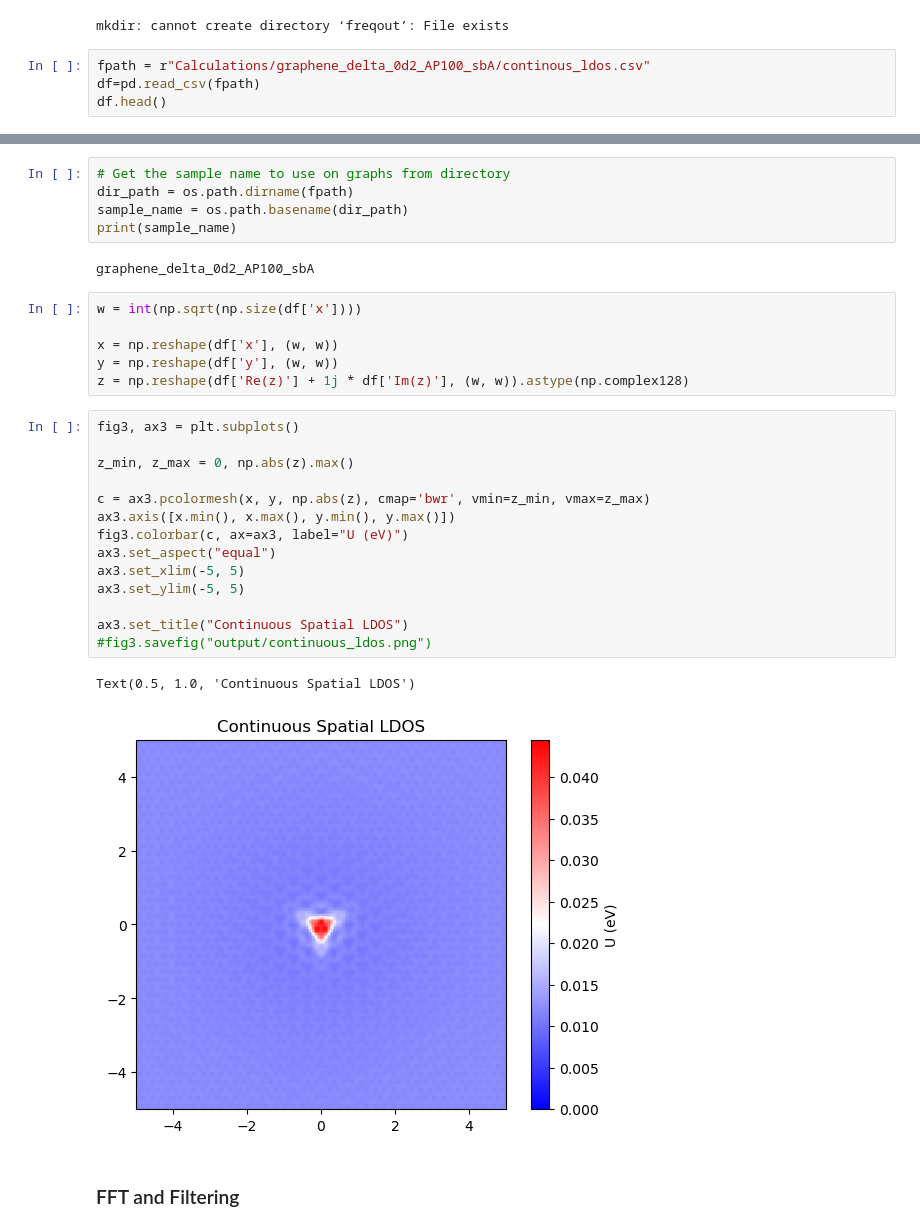
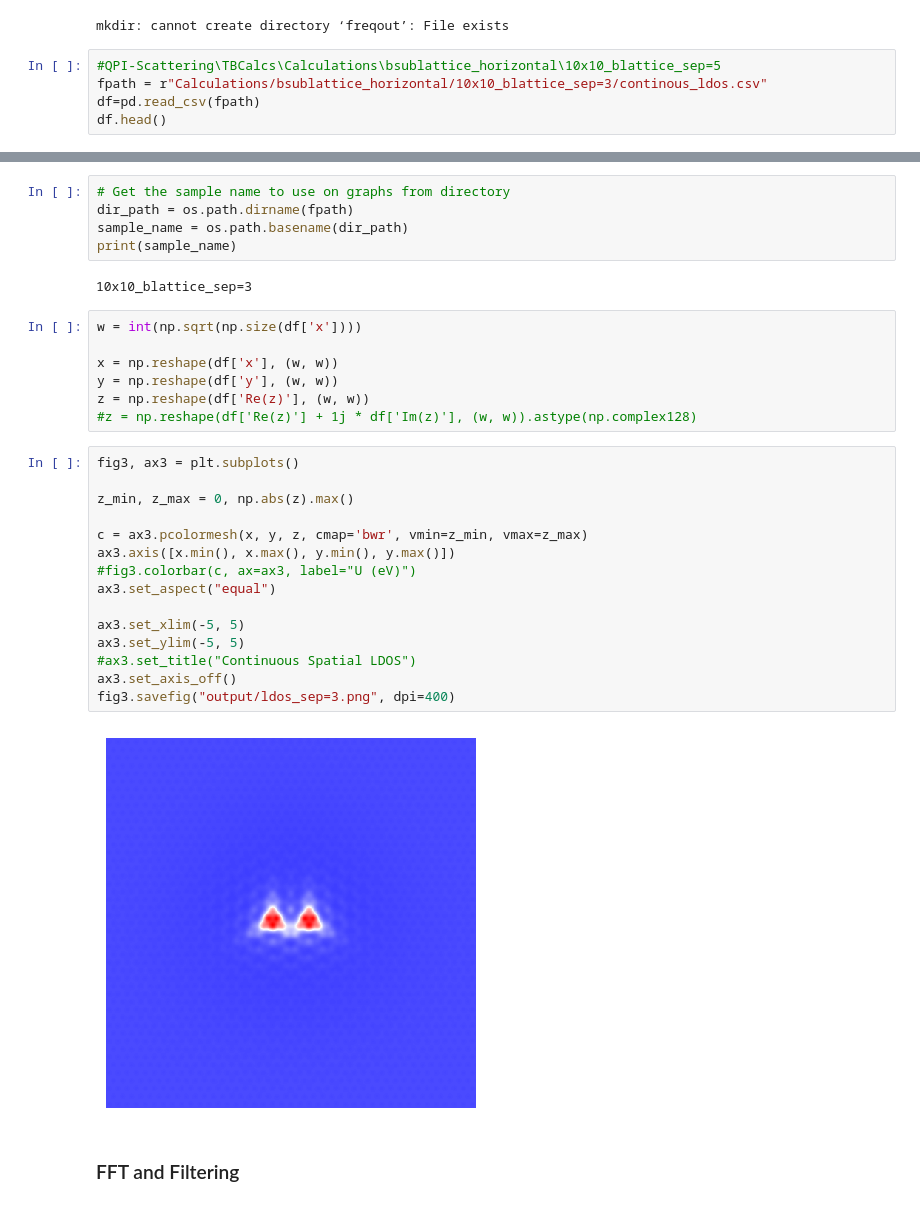
Before and after one commit to HollenLab/QPI-Scattering, a Jupyter notebook: TBCalcs/filtering.ipynb, the cells around one changed output, grey strips where cells are left out. Drawn from its saved outputs; the diff is of its cells as text.

Commit message:
Creating routine way to generate filter plots

```diff
--- a/TBCalcs/filtering.ipynb
+++ b/TBCalcs/filtering.ipynb
@@ -26,7 +28,8 @@ from tqdm import tqdm
 # %% [output]
 mkdir: cannot create directory ‘freqout’: File exists
 # %%
-fpath = r"Calculations/graphene_delta_0d2_AP100_sbA/continous_ldos.csv"
+#QPI-Scattering\TBCalcs\Calculations\bsublattice_horizontal\10x10_blattice_sep=5
+fpath = r"Calculations/bsublattice_horizontal/10x10_blattice_sep=3/continous_ldos.csv"
 df=pd.read_csv(fpath)
 df.head()
 # %% [output]
@@ -42,30 +45,31 @@ dir_path = os.path.dirname(fpath)
 sample_name = os.path.basename(dir_path)
 print(sample_name)
 # %% [output]
-graphene_delta_0d2_AP100_sbA
+10x10_blattice_sep=3
 # %%
 w = int(np.sqrt(np.size(df['x'])))
 
 x = np.reshape(df['x'], (w, w))
 y = np.reshape(df['y'], (w, w))
-z = np.reshape(df['Re(z)'] + 1j * df['Im(z)'], (w, w)).astype(np.complex128)
+z = np.reshape(df['Re(z)'], (w, w))
+#z = np.reshape(df['Re(z)'] + 1j * df['Im(z)'], (w, w)).astype(np.complex128)
 # %%
 fig3, ax3 = plt.subplots()
 
 z_min, z_max = 0, np.abs(z).max()
 
-c = ax3.pcolormesh(x, y, np.abs(z), cmap='bwr', vmin=z_min, vmax=z_max)
+c = ax3.pcolormesh(x, y, z, cmap='bwr', vmin=z_min, vmax=z_max)
 ax3.axis([x.min(), x.max(), y.min(), y.max()])
-fig3.colorbar(c, ax=ax3, label="U (eV)")
+#fig3.colorbar(c, ax=ax3, label="U (eV)")
 ax3.set_aspect("equal")
+
 ax3.set_xlim(-5, 5)
 ax3.set_ylim(-5, 5)
-
-ax3.set_title("Continuous Spatial LDOS")
-#fig3.savefig("output/continuous_ldos.png")
+#ax3.set_title("Continuous Spatial LDOS")
+ax3.set_axis_off()
+fig3.savefig("output/ldos_sep=3.png", dpi=400)
 # %% [output]
-Text(0.5, 1.0, 'Continuous Spatial LDOS')
-[figure, old version]
+[figure, new version]
 # %% [markdown]
 ### FFT and Filtering
 # %%
```
Also changed, not shown: parts of 14 cells of this notebook, 21 other files.
